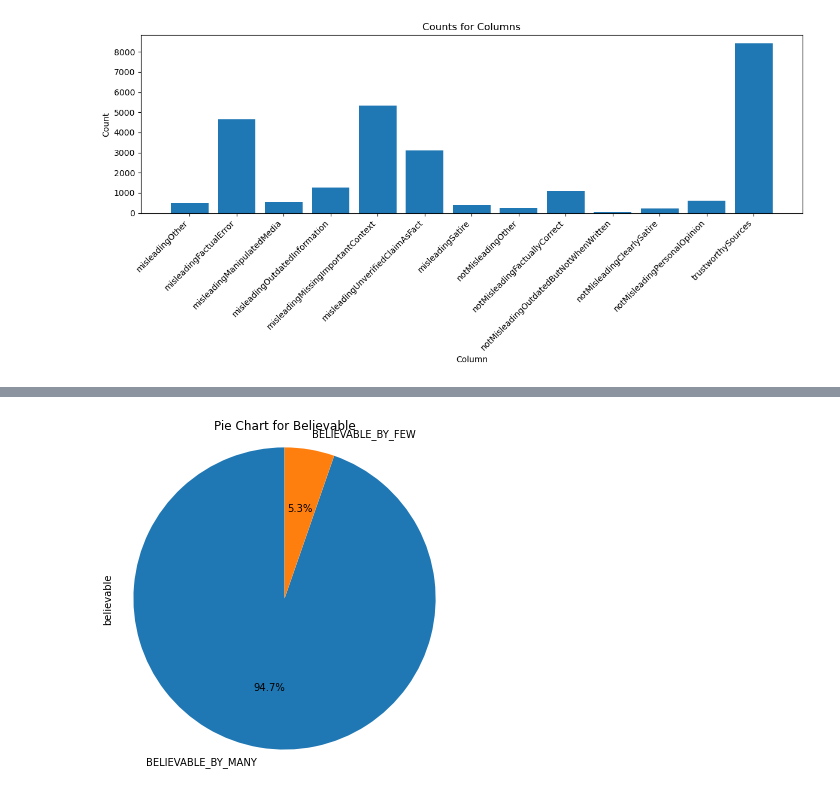
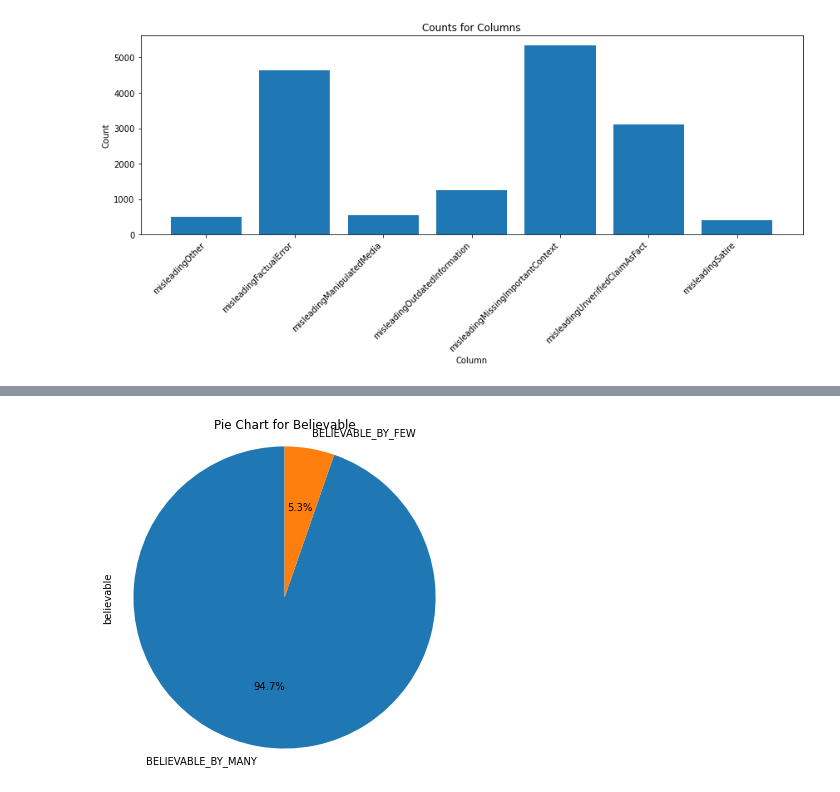
Before and after one commit to daphnehe/info498, a Jupyter notebook: Info 498 Practicum.ipynb, the cells around one changed output, grey strips where cells are left out. Drawn from its saved outputs; the diff is of its cells as text; code cells hidden in the pictures.

```diff
--- a/Info 498 Practicum.ipynb
+++ b/Info 498 Practicum.ipynb
@@ -19,23 +52,21 @@ data = pd.read_csv('data/notes.csv')
 # %%
 # Columns to plot
 columns = ['misleadingOther', 'misleadingFactualError', 'misleadingManipulatedMedia',
            'misleadingOutdatedInformation', 'misleadingMissingImportantContext',
-           'misleadingUnverifiedClaimAsFact', 'misleadingSatire', 'notMisleadingOther',
-           'notMisleadingFactuallyCorrect', 'notMisleadingOutdatedButNotWhenWritten',
-           'notMisleadingClearlySatire', 'notMisleadingPersonalOpinion', 'trustworthySources']
+           'misleadingUnverifiedClaimAsFact', 'misleadingSatire']
 
 # Count the occurrences of True and False values for each column
 counts = data[columns].sum().reset_index()
 counts.columns = ['Column', 'Count']
 
 # Create the bar plot
 plt.figure(figsize=(12, 6))
 plt.bar(counts['Column'], counts['Count'])
 plt.xticks(rotation=45, ha='right')
 plt.xlabel('Column')
 plt.ylabel('Count')
 plt.title('Counts for Columns')
 plt.tight_layout()
 plt.show()
 # %% [output]
-[figure, old version]
+[figure, new version]
```
Also changed, not shown: parts of 13 cells of this notebook.
